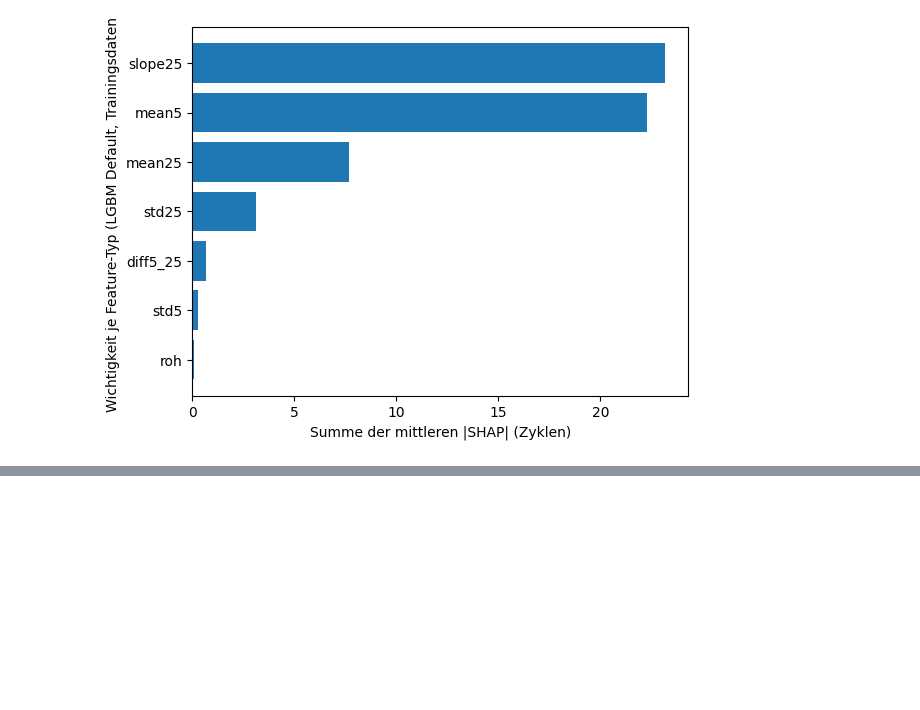
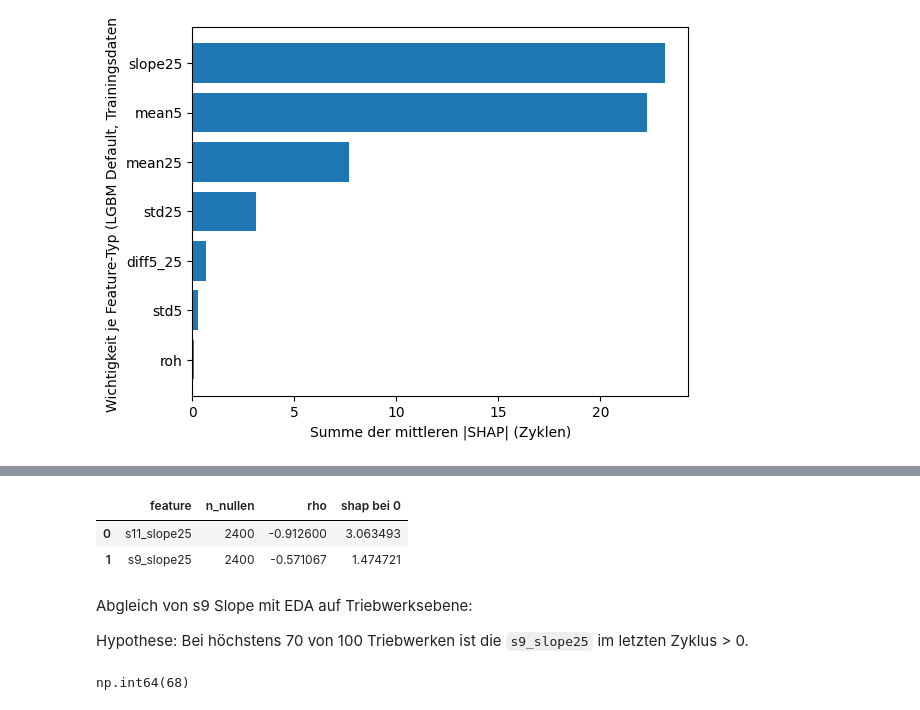
Before and after one commit to nils-pt/turbofan, a Jupyter notebook: notebooks/06_final_model.ipynb, the cells around one changed output, grey strips where cells are left out. Drawn from its saved outputs; the diff is of its cells as text; code cells hidden in the pictures; blank space fills up the shorter version.

```diff
--- a/notebooks/06_final_model.ipynb
+++ b/notebooks/06_final_model.ipynb
@@ -140,0 +202,17 @@ plt.show()
+# %%
+tabelle
+# %% [output]
+|  | feature | n_nullen | rho | shap bei 0 |
+| 0 | s11_slope25 | 2400 | -0.912600 | 3.063493 |
+| 1 | s9_slope25 | 2400 | -0.571067 | 1.474721 |
+# %% [markdown]
+Abgleich von s9 Slope mit EDA auf Triebwerksebene:
+
+Hypothese:
+Bei höchstens 70 von 100 Triebwerken ist die `s9_slope25` im letzten Zyklus > 0.
+# %%
+last_units_s9_slope = df[df["RUL"]==0]["s9_slope25"]
+assert len(last_units_s9_slope)==df["unit"].nunique(), "Falsche Länge"
+np.count_nonzero(last_units_s9_slope > 0)
+# %% [output]
+np.int64(68)
```
Also changed, not shown: parts of 10 cells of this notebook, 3 other files.
